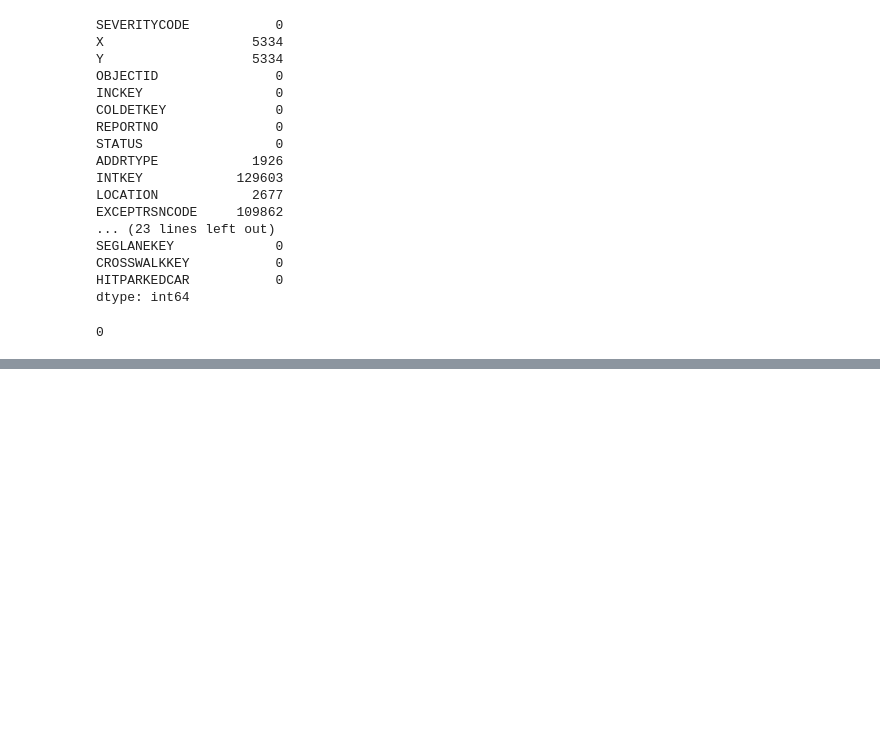
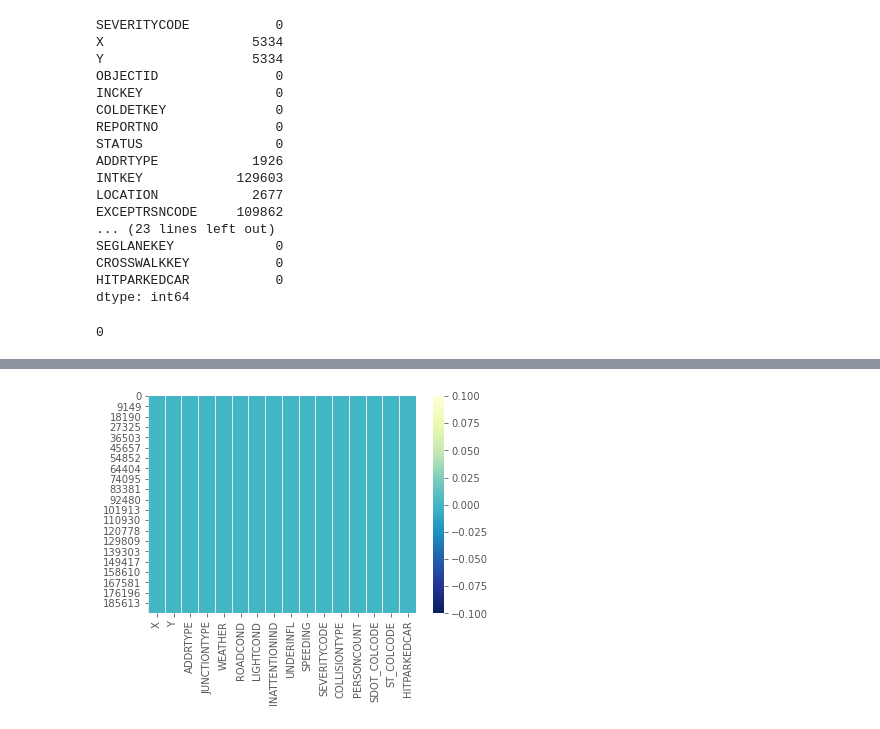
Before and after one commit to BryanBai901/Coursera_Capstone, a Jupyter notebook: Capstone_Main_code.ipynb, the cells around one changed output, grey strips where cells are left out. Cells and saved outputs as stored; diff of their text form; code cells hidden in the pictures; blank space fills up the shorter version.

```diff
--- a/Capstone_Main_code.ipynb
+++ b/Capstone_Main_code.ipynb
@@ -112,0 +114,4 @@ data_clean =
+# %%
+data_clean['UNDERINFL']=data_clean['UNDERINFL'].map({'Y':1, 'N':0})
+data_clean['UNDERINFL'].replace(np.nan, 0, inplace = True)
+data_clean['UNDERINFL'].value_counts()
@@ -112,0 +132,4 @@ data_clean =
+# %%
+data_clean['INATTENTIONIND']=data_clean['INATTENTIONIND'].map({'Y':1})
+data_clean['INATTENTIONIND'].replace(np.nan, 0, inplace = True)
+data_clean['INATTENTIONIND'].value_counts()
@@ -112,0 +155,6 @@ data_clean =
+# %%
+data_clean.replace('Unknown', np.nan, inplace=True)
+data_clean.replace('Other', np.nan, inplace=True)
+data_clean['SEVERITYCODE'].replace('0', np.nan, inplace=True)
+# %%
+data_clean.dropna(axis = 0, inplace = True)
@@ -112,0 +186,5 @@ data_clean =
+# %%
+sns.heatmap(data_clean.isnull(), cmap='YlGnBu_r')
+plt.show()
+# %% [output]
+[figure, added]
```
Also changed, not shown: parts of 28 cells of this notebook.
